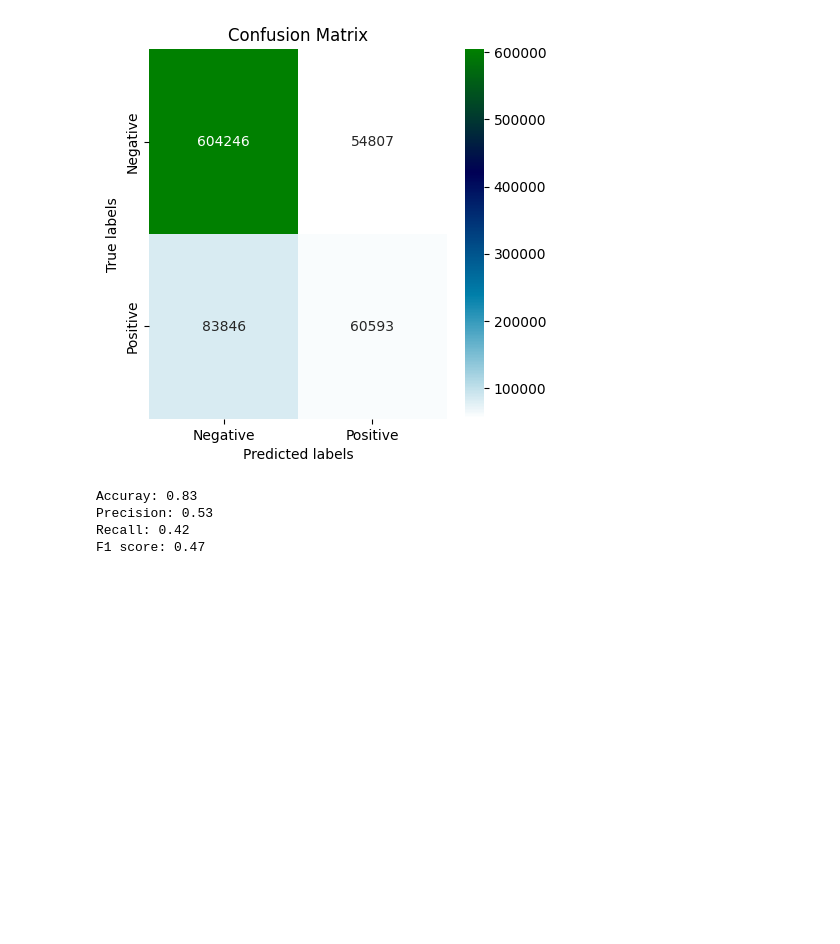
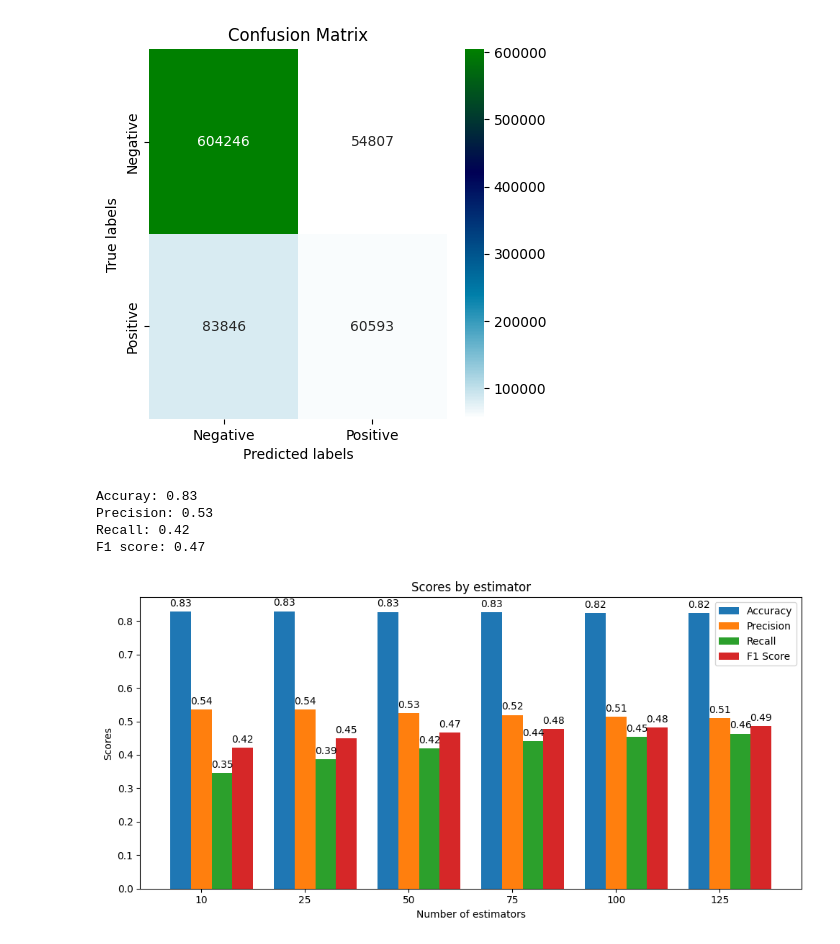
Before and after one commit to nle244/MAL-Recommendation, a Jupyter notebook: adaboost.ipynb, the cells around one changed output. Drawn from its saved outputs; the diff is of its cells as text; code cells hidden in the pictures; blank space fills up the shorter version.

```diff
--- a/adaboost.ipynb
+++ b/adaboost.ipynb
@@ -53,7 +53,7 @@ for i in tqdm(range(1,len(columns))):   #skip first item b/c it's anime Id
     #create cross training split for building the models
     X_cross_train, X_cross_test, y_cross_train, y_cross_test = train_test_split(x_train, y_train, test_size=0.2, random_state=420)
 
-    adaboost = AdaBoostClassifier(n_estimators=25, random_state=42)
+    adaboost = AdaBoostClassifier(n_estimators=100, random_state=42)
     adaboost.fit(X_cross_train,y_cross_train)
     avg.append(adaboost.score(X_cross_test,y_cross_test))
     predictions.append(list(adaboost.predict(X_cross_test)))
@@ -230,0 +344,34 @@ F1 score: 0.47
+# %%
+interval_acc[:] = [x / 100 for x in interval_acc]
+# %%
+import matplotlib.pyplot as plt
+import numpy as np
+
+
+x = np.arange(len(interval))  # the label locations
+width = 0.20  # the width of the bars
+
+fig, ax = plt.subplots()
+rects1 = ax.bar(x - width, interval_acc, width, label='Accuracy')
+rects2 = ax.bar(x, interval_precision, width, label='Precision')
+rects3 = ax.bar(x + width, interval_recall, width, label='Recall')
+rects4 = ax.bar(x + width*2, interval_f1, width, label='F1 Score')
+
+# Add some text for labels, title and custom x-axis tick labels, etc.
+ax.set_ylabel('Scores')
+ax.set_xlabel('Number of estimators')
+ax.set_title('Scores by estimator')
+ax.set_xticks(x, interval)
+ax.legend()
+
+ax.bar_label(rects1, fmt='%.2f', padding=3)
+ax.bar_label(rects2, fmt='%.2f', padding=3)
+ax.bar_label(rects3, fmt='%.2f', padding=3)
+ax.bar_label(rects4, fmt='%.2f', padding=3)
+
+fig.set_size_inches(10,5)
+fig.tight_layout()
+
+plt.show()
+# %% [output]
+[figure, added]
```
Also changed, not shown: parts of 6 cells of this notebook.
